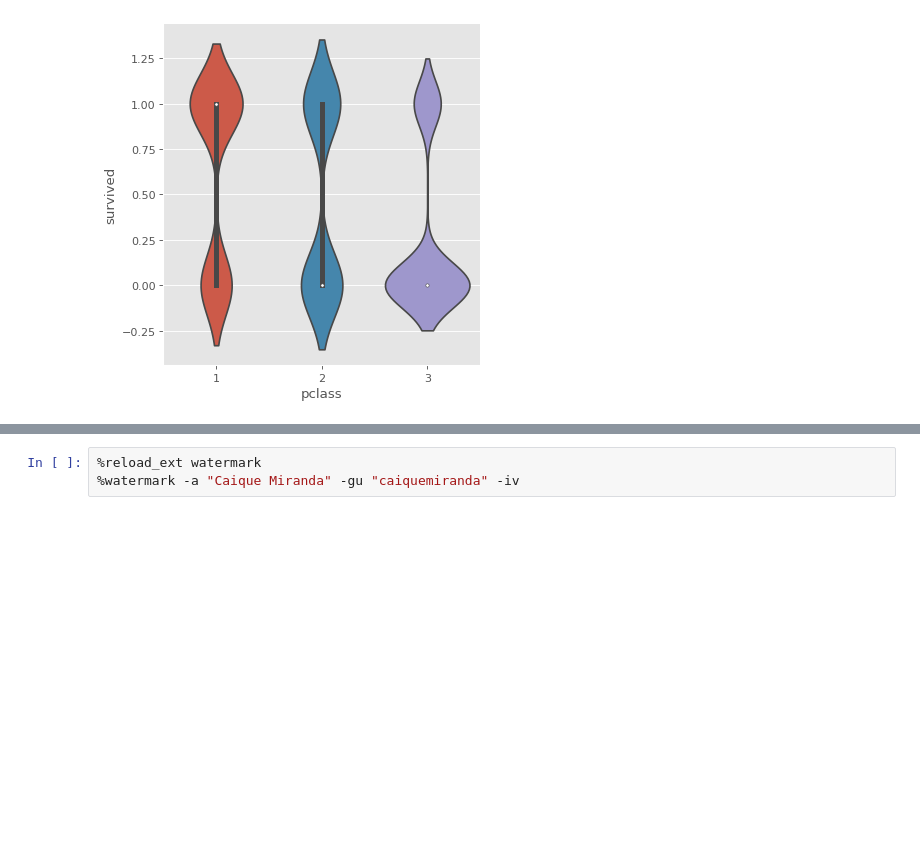
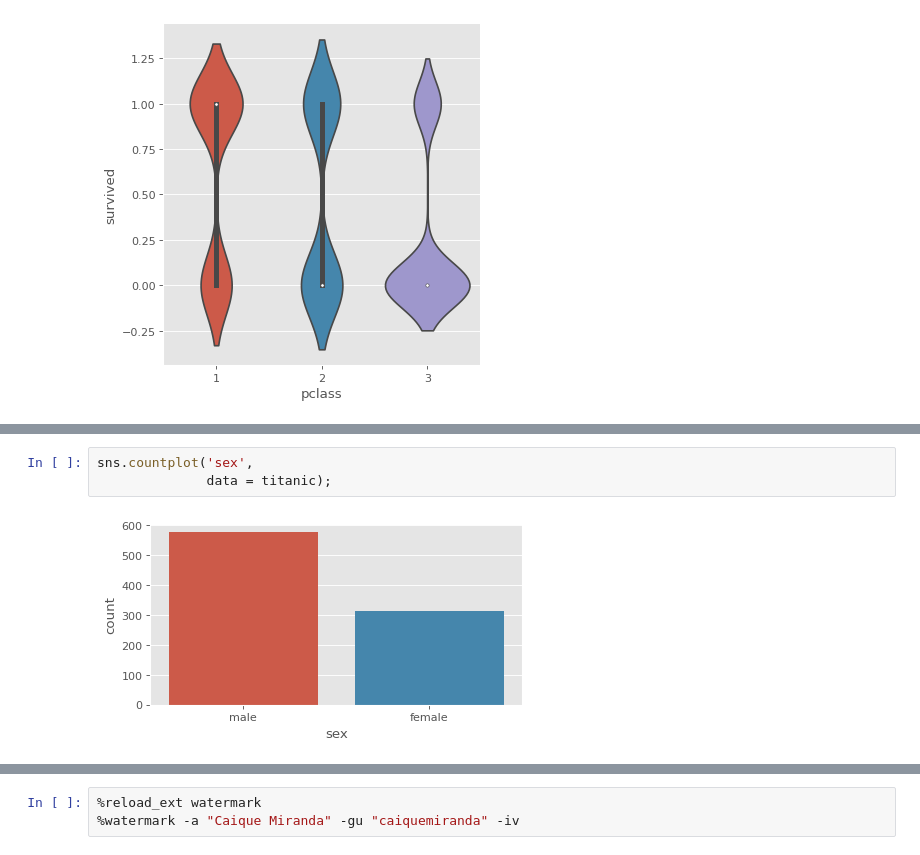
Before and after one commit to caiquemiranda/data-visualization-python, a Jupyter notebook: 10-analysis-visualization-titanic-dataset.ipynb, the cells around one changed output, grey strips where cells are left out. Cells and saved outputs as stored; diff of their text form; blank space fills up the shorter version.

```diff
--- a/10-analysis-visualization-titanic-dataset.ipynb
+++ b/10-analysis-visualization-titanic-dataset.ipynb
@@ -254,0 +272,5 @@ sns.catplot(x = 'pclass',
+# %%
+sns.countplot('sex',
+              data = titanic);
+# %% [output]
+[figure, added]
```
Also changed, not shown: parts of 7 cells of this notebook.
